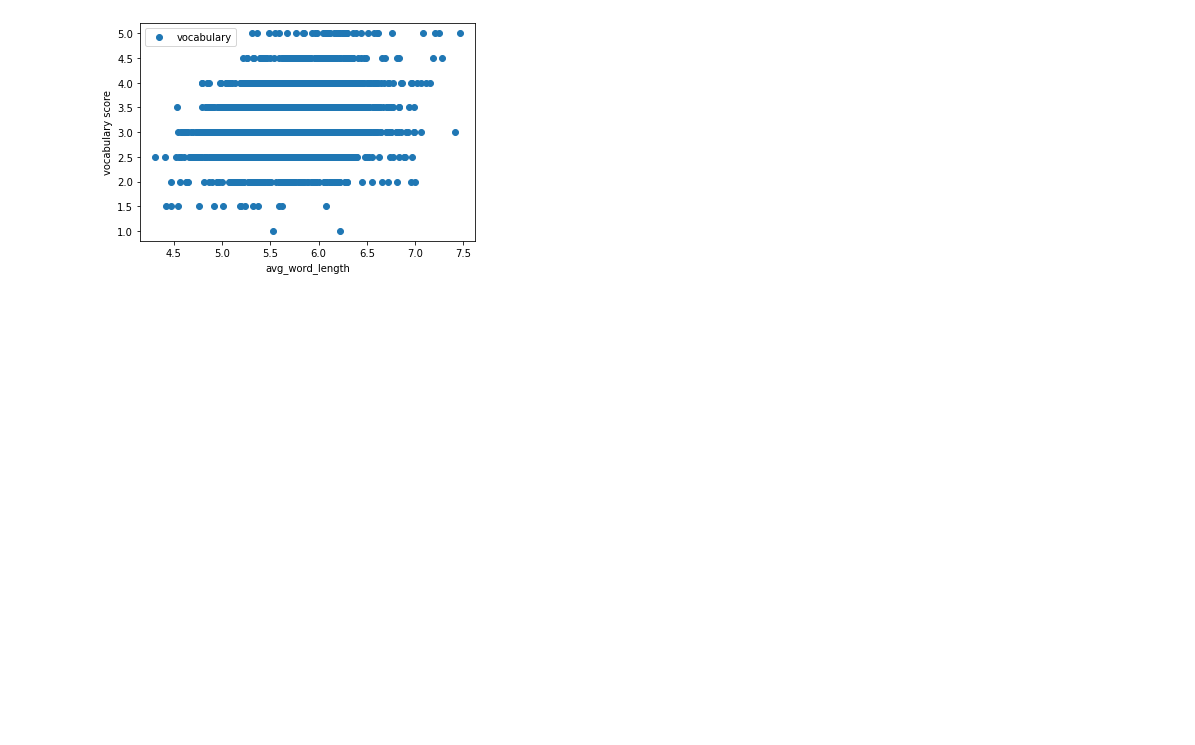
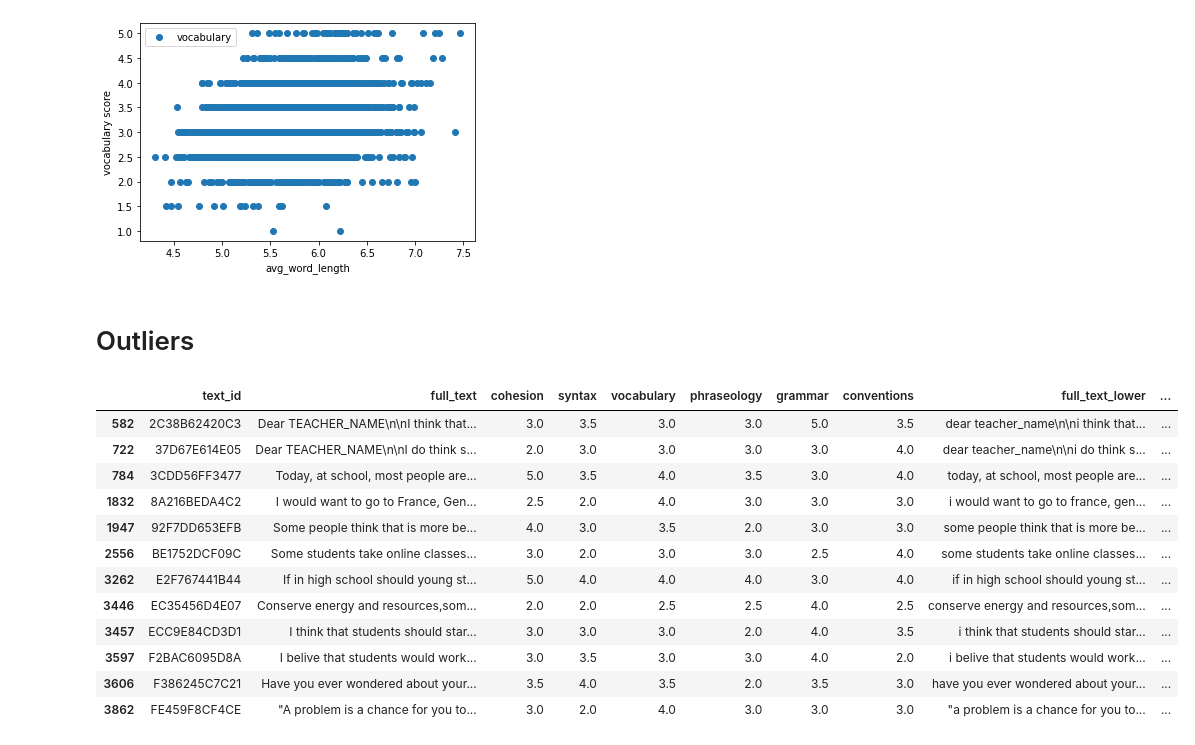
Before and after one commit to praveenkrishna0512/cs3264_project, a Jupyter notebook: Erdos2022FallJai.ipynb, the cells around one changed output. Drawn from its saved outputs; the diff is of its cells as text; code cells hidden in the pictures; blank space fills up the shorter version.

Commit message:
Added some outlier stuff.

```diff
--- a/Erdos2022FallJai.ipynb
+++ b/Erdos2022FallJai.ipynb
@@ -125,3 +127,27 @@ training_data.plot(x='avg_word_length', y='vocabulary', style='o', ylabel = "voc
 # %% [output]
 <AxesSubplot:xlabel='avg_word_length', ylabel='vocabulary score'>
 [figure]
+# %% [markdown]
+# Outliers
+# %%
+# Consider very high spread, very low spread
+training_data["spread"] = training_data.iloc[:,2:8].apply(lambda x: max(x) - min(x), axis = 1)
+training_data["spread"]
+max_spread = max(training_data["spread"])
+spread_outliers = training_data[training_data["spread"] == max_spread]
+num_spread_outliers = len(spread_outliers)
+spread_outliers
+# %% [output]
+|  | text_id | full_text | cohesion | syntax | vocabulary | phraseology | grammar | conventions | full_text_lower | ... |
+| 582 | 2C38B62420C3 | Dear TEACHER_NAME\n\nI think that... | 3.0 | 3.5 | 3.0 | 3.0 | 5.0 | 3.5 | dear teacher_name\n\ni think that... | ... |
+| 722 | 37D67E614E05 | Dear TEACHER_NAME\n\nI do think s... | 2.0 | 3.0 | 3.0 | 3.0 | 3.0 | 4.0 | dear teacher_name\n\ni do think s... | ... |
+| 784 | 3CDD56FF3477 | Today, at school, most people are... | 5.0 | 3.5 | 4.0 | 3.5 | 3.0 | 4.0 | today, at school, most people are... | ... |
+| 1832 | 8A216BEDA4C2 | I would want to go to France, Gen... | 2.5 | 2.0 | 4.0 | 3.0 | 3.0 | 3.0 | i would want to go to france, gen... | ... |
+| 1947 | 92F7DD653EFB | Some people think that is more be... | 4.0 | 3.0 | 3.5 | 2.0 | 3.0 | 3.0 | some people think that is more be... | ... |
+| 2556 | BE1752DCF09C | Some students take online classes... | 3.0 | 2.0 | 3.0 | 3.0 | 2.5 | 4.0 | some students take online classes... | ... |
+| 3262 | E2F767441B44 | If in high school should young st... | 5.0 | 4.0 | 4.0 | 4.0 | 3.0 | 4.0 | if in high school should young st... | ... |
+| 3446 | EC35456D4E07 | Conserve energy and resources,som... | 2.0 | 2.0 | 2.5 | 2.5 | 4.0 | 2.5 | conserve energy and resources,som... | ... |
+| 3457 | ECC9E84CD3D1 | I think that students should star... | 3.0 | 3.0 | 3.0 | 2.0 | 4.0 | 3.5 | i think that students should star... | ... |
+| 3597 | F2BAC6095D8A | I belive that students would work... | 3.0 | 3.5 | 3.0 | 3.0 | 4.0 | 2.0 | i belive that students would work... | ... |
+| 3606 | F386245C7C21 | Have you ever wondered about your... | 3.5 | 4.0 | 3.5 | 2.0 | 3.5 | 3.0 | have you ever wondered about your... | ... |
+| 3862 | FE459F8CF4CE | "A problem is a chance for you to... | 3.0 | 2.0 | 4.0 | 3.0 | 3.0 | 3.0 | "a problem is a chance for you to... | ... |
```
Also changed, not shown: parts of 2 cells of this notebook.
